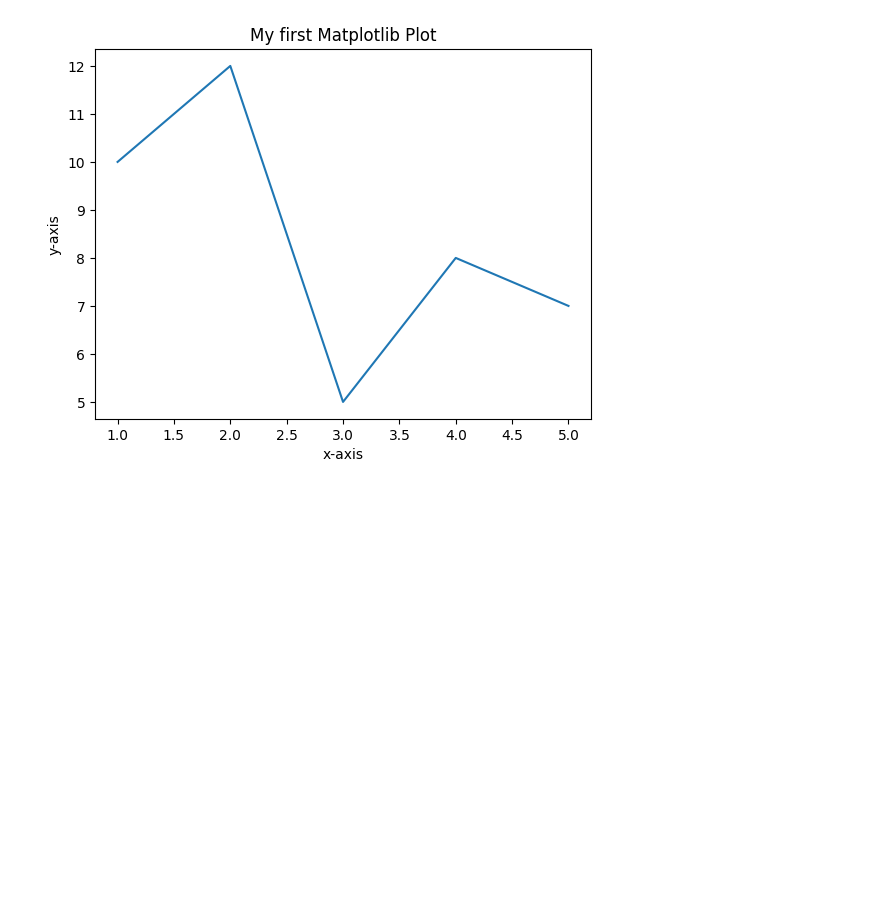
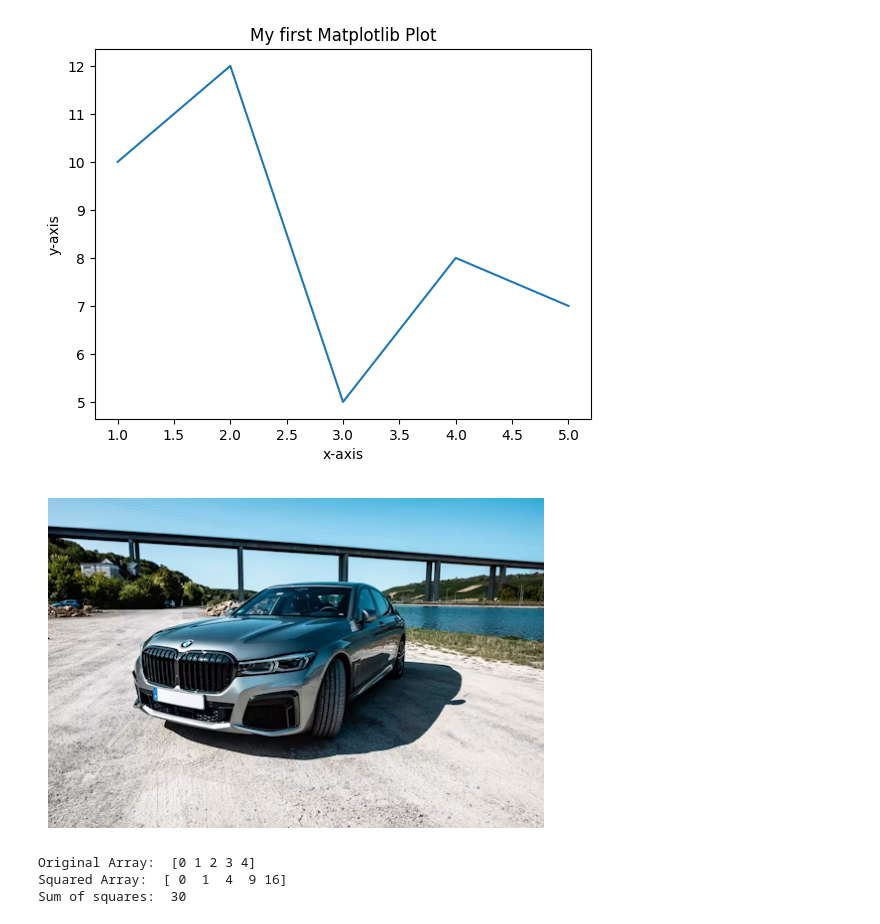
Before and after one commit to Ammar-creator-cmd/DataVisualization, a Jupyter notebook: ImageProcessor.ipynb, the cells around one changed output. Saved outputs shown, nothing was run; the diff lists cells and outputs as text; code cells hidden in the pictures; blank space fills up the shorter version.

```diff
--- a/ImageProcessor.ipynb
+++ b/ImageProcessor.ipynb
@@ -20,0 +24,8 @@ plt.show()
+# %%
+#load and display the image
+img = mpimg.imread("/content/drive/MyDrive/dataset/bmw_input_image.jpg") #imread is for reading and finding the image
+plt.imshow(img) #imshow is to show the image
+plt.axis("off") #turns off axis labels and ticks for a cleaner display
+plt.show()
+# %% [output]
+[figure, added]
@@ -20,0 +44,8 @@ plt.show()
+# %%
+print("Original Array: ", my_array)
+print("Squared Array: ", squared_array)
+print("Sum of squares: ", sum_of_squares)
+# %% [output]
+Original Array:  [0 1 2 3 4]
+Squared Array:  [ 0  1  4  9 16]
+Sum of squares:  30
```
Also changed, not shown: parts of 4 cells of this notebook.
